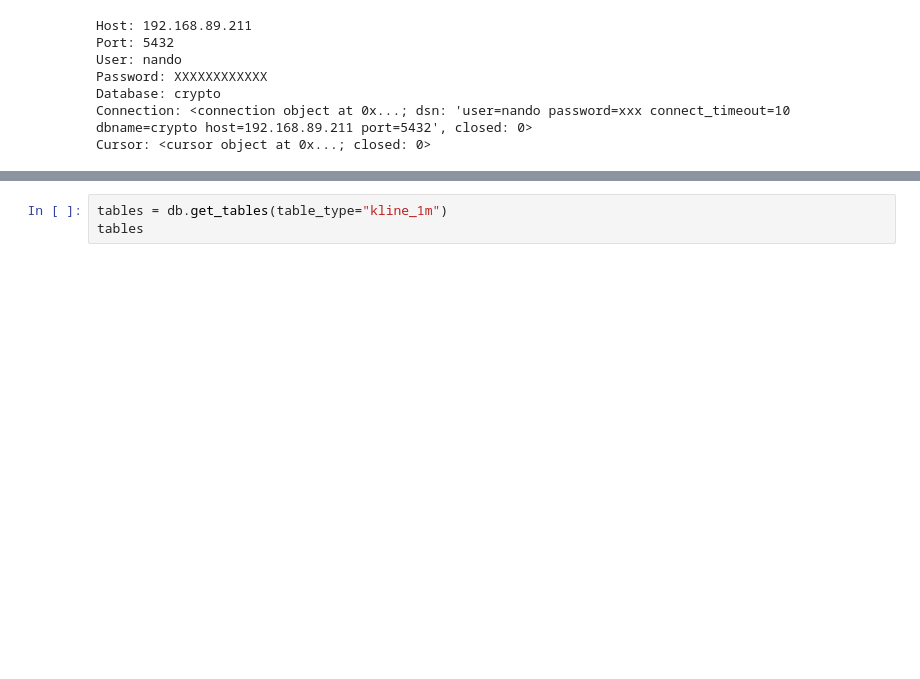
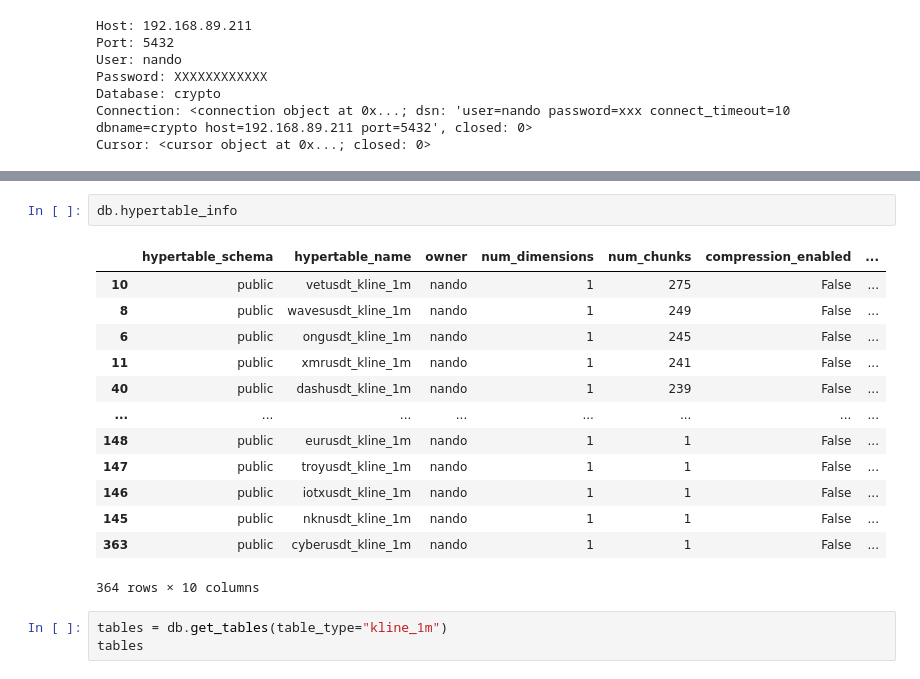
Before and after one commit to nand0san/binpan_studio, a Jupyter notebook: example_database.ipynb, the cells around one changed output, grey strips where cells are left out. Saved outputs shown, nothing was run; the diff lists cells and outputs as text; blank space fills up the shorter version.

```diff
--- a/example_database.ipynb
+++ b/example_database.ipynb
@@ -38,3 +57,19 @@ Cursor: <cursor object at 0x...; closed: 0>
+# %%
+db.hypertable_info
+# %% [output]
+|  | hypertable_schema | hypertable_name | owner | num_dimensions | num_chunks | compression_enabled | ... |
+| 10 | public | vetusdt_kline_1m | nando | 1 | 275 | False | ... |
+| 8 | public | wavesusdt_kline_1m | nando | 1 | 249 | False | ... |
+| 6 | public | ongusdt_kline_1m | nando | 1 | 245 | False | ... |
+| 11 | public | xmrusdt_kline_1m | nando | 1 | 241 | False | ... |
+| 40 | public | dashusdt_kline_1m | nando | 1 | 239 | False | ... |
+| ... | ... | ... | ... | ... | ... | ... | ... |
+| 148 | public | eurusdt_kline_1m | nando | 1 | 1 | False | ... |
+| 147 | public | troyusdt_kline_1m | nando | 1 | 1 | False | ... |
+| 146 | public | iotxusdt_kline_1m | nando | 1 | 1 | False | ... |
+| 145 | public | nknusdt_kline_1m | nando | 1 | 1 | False | ... |
+| 363 | public | cyberusdt_kline_1m | nando | 1 | 1 | False | ... |
+364 rows × 10 columns
 # %%
 tables = db.get_tables(table_type="kline_1m")
 tables
```
Also changed, not shown: parts of 12 cells of this notebook, 2 other files.
